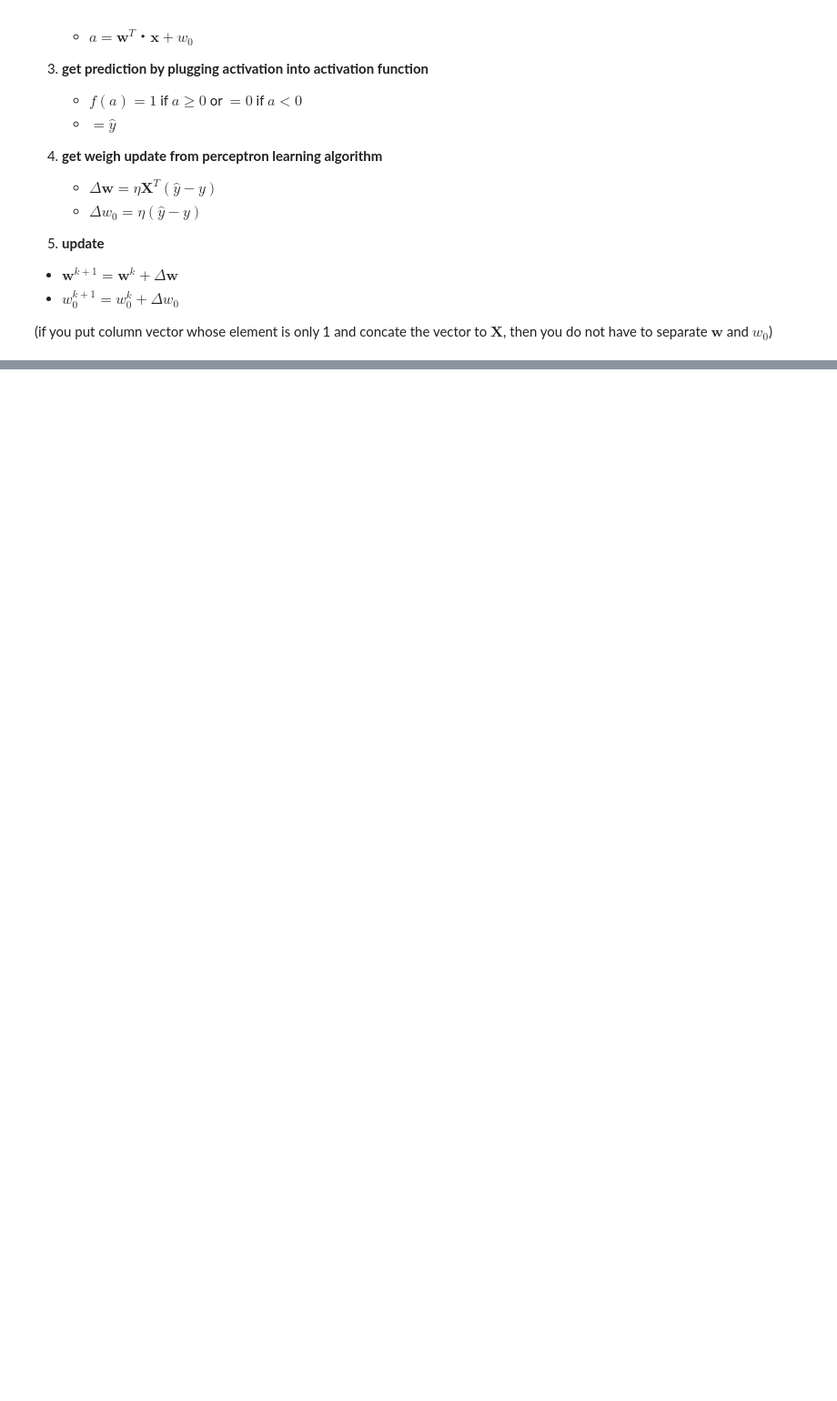
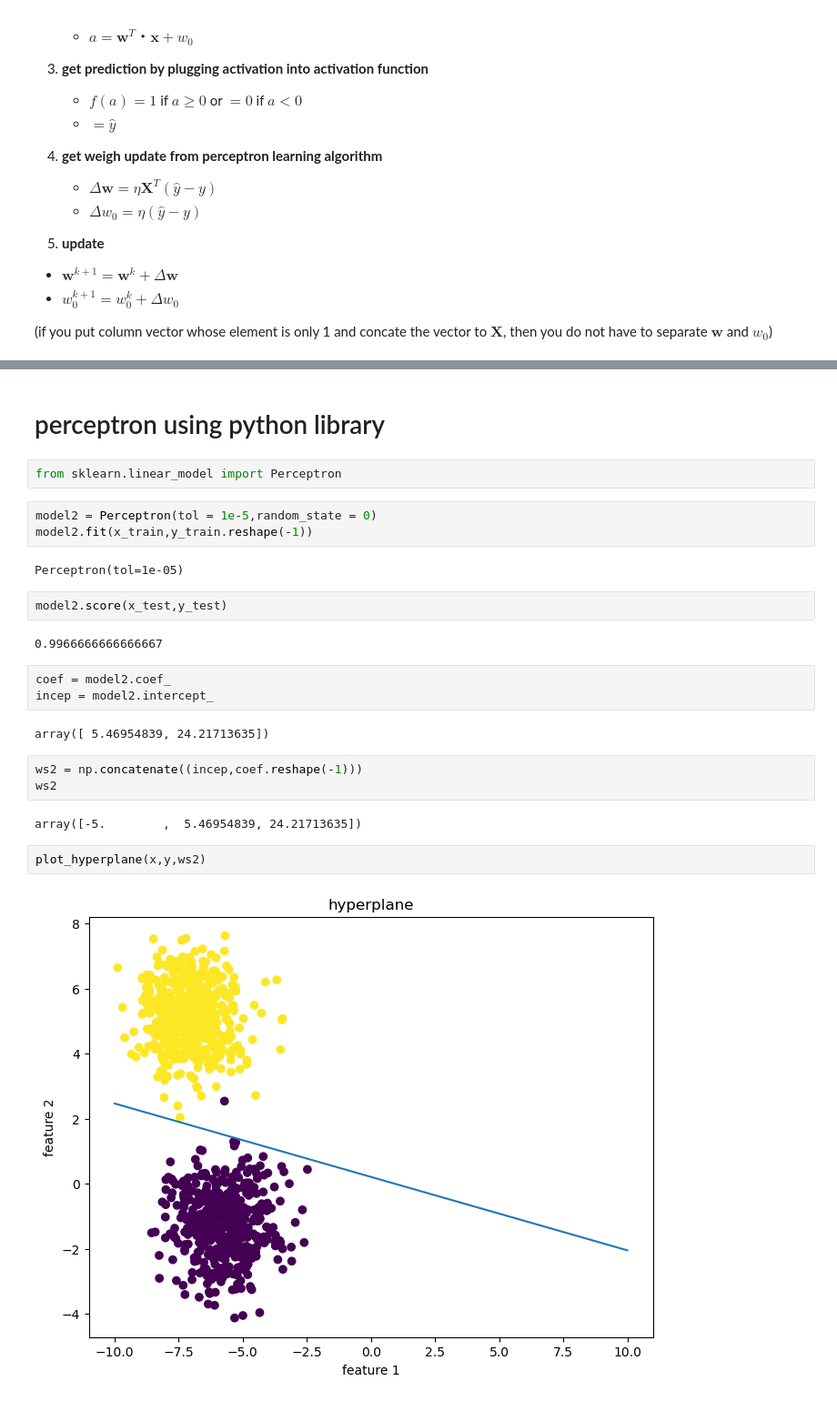
Before and after one commit to mmm145/machinelearning, a Jupyter notebook: supervised/nn/perceptron.ipynb, the cells around one changed output, grey strips where cells are left out. Shown: that part at 91% size. Cells and saved outputs as stored; diff of their text form; blank space fills up the shorter version.

```diff
--- a/supervised/nn/perceptron.ipynb
+++ b/supervised/nn/perceptron.ipynb
@@ -69,0 +227,27 @@ optimization is done by the most basic method, gradient descent.
+# %% [markdown]
+# perceptron using python library
+# %%
+from sklearn.linear_model import Perceptron
+# %%
+model2 = Perceptron(tol = 1e-5,random_state = 0)
+model2.fit(x_train,y_train.reshape(-1))
+# %% [output]
+Perceptron(tol=1e-05)
+# %%
+model2.score(x_test,y_test)
+# %% [output]
+0.9966666666666667
+# %%
+coef = model2.coef_
+incep = model2.intercept_
+# %% [output]
+array([ 5.46954839, 24.21713635])
+# %%
+ws2 = np.concatenate((incep,coef.reshape(-1)))
+ws2
+# %% [output]
+array([-5.        ,  5.46954839, 24.21713635])
+# %%
+plot_hyperplane(x,y,ws2)
+# %% [output]
+[figure, added]
```
Also changed, not shown: parts of 20 cells of this notebook, 7 other files.
